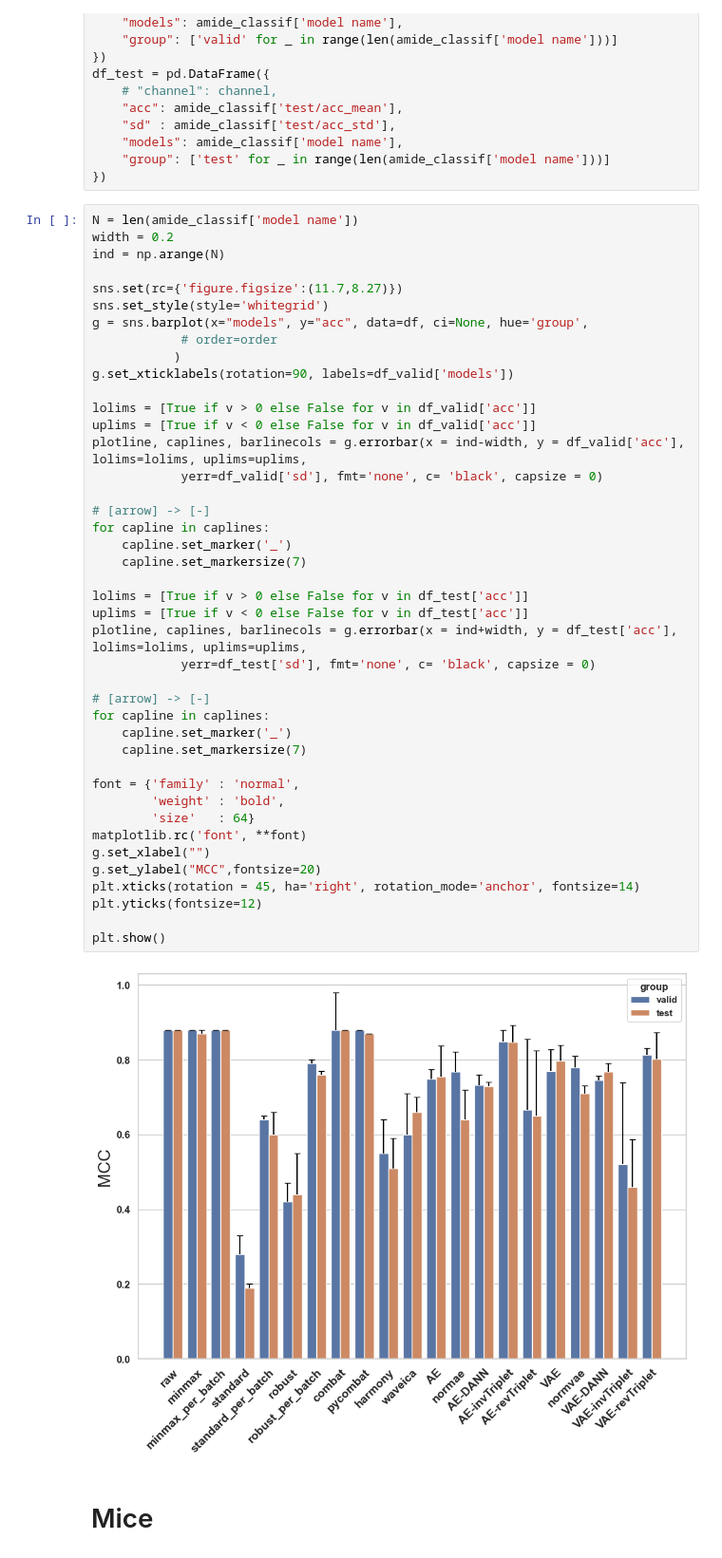
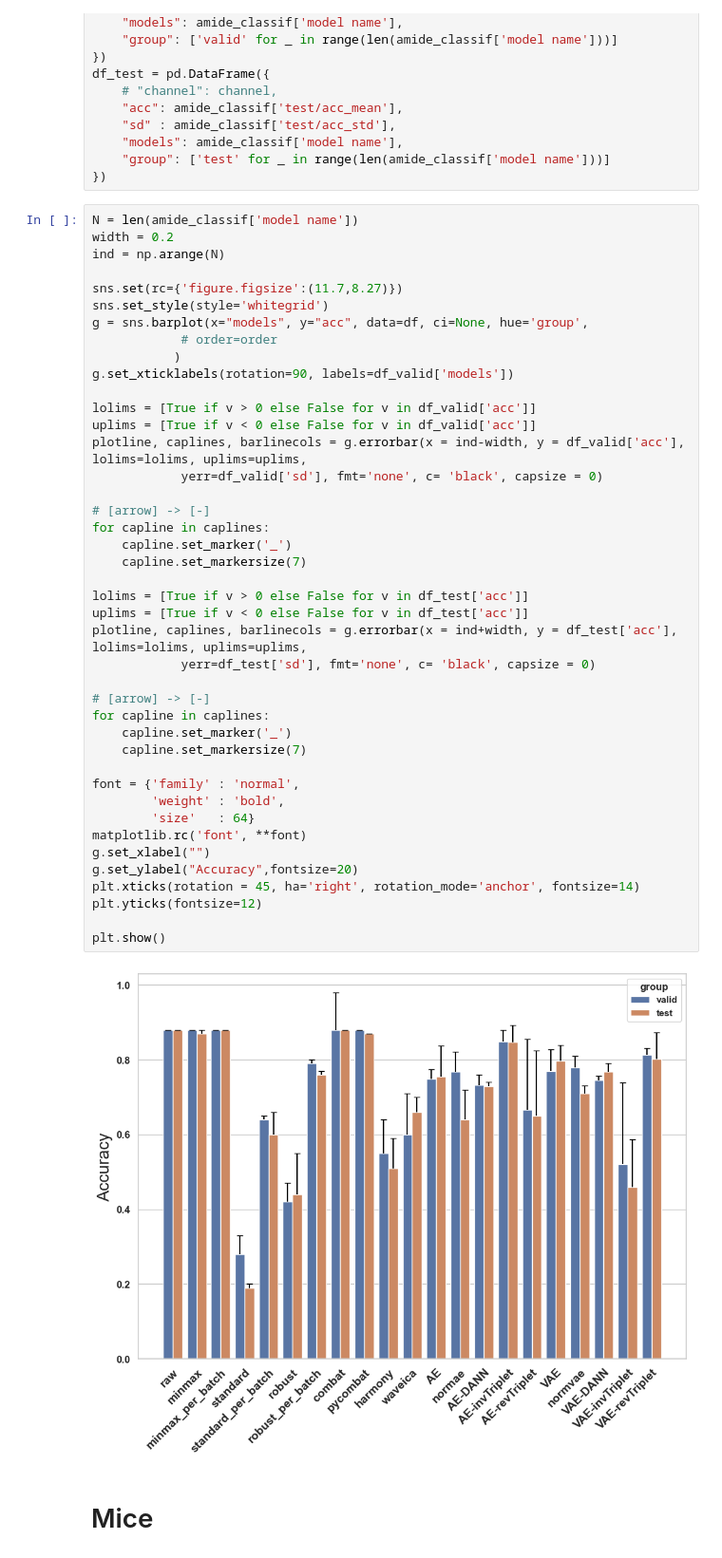
Before and after one commit to spell00/BERNN_MSMS, a Jupyter notebook: notebooks/make_classif_charts.ipynb, the cells around one changed output. Shown: that part at 95% size. Drawn from its saved outputs; the diff is of its cells as text.

```diff
--- a/notebooks/make_classif_charts.ipynb
+++ b/notebooks/make_classif_charts.ipynb
@@ -283,35 +283,35 @@ g.set_xticklabels(rotation=90, labels=df_valid['models'])
 lolims = [True if v > 0 else False for v in df_valid['acc']]
 uplims = [True if v < 0 else False for v in df_valid['acc']]
 plotline, caplines, barlinecols = g.errorbar(x = ind-width, y = df_valid['acc'], lolims=lolims, uplims=uplims,
             yerr=df_valid['sd'], fmt='none', c= 'black', capsize = 0)
 
 # [arrow] -> [-]
 for capline in caplines:
     capline.set_marker('_')
     capline.set_markersize(7)
 
 lolims = [True if v > 0 else False for v in df_test['acc']]
 uplims = [True if v < 0 else False for v in df_test['acc']]
 plotline, caplines, barlinecols = g.errorbar(x = ind+width, y = df_test['acc'], lolims=lolims, uplims=uplims,
             yerr=df_test['sd'], fmt='none', c= 'black', capsize = 0)
 
 # [arrow] -> [-]
 for capline in caplines:
     capline.set_marker('_')
     capline.set_markersize(7)
 
 font = {'family' : 'normal',
         'weight' : 'bold',
         'size'   : 64}
 matplotlib.rc('font', **font)
 g.set_xlabel("")
-g.set_ylabel("MCC",fontsize=20)
+g.set_ylabel("Accuracy",fontsize=20)
 plt.xticks(rotation = 45, ha='right', rotation_mode='anchor', fontsize=14)
 plt.yticks(fontsize=12)
 
 plt.show()
 # %% [output]
-[figure, old version]
+[figure, new version]
 # %% [markdown]
 # Mice
 # %%
```
Also changed, not shown: parts of 3 cells of this notebook, 21 other files.
